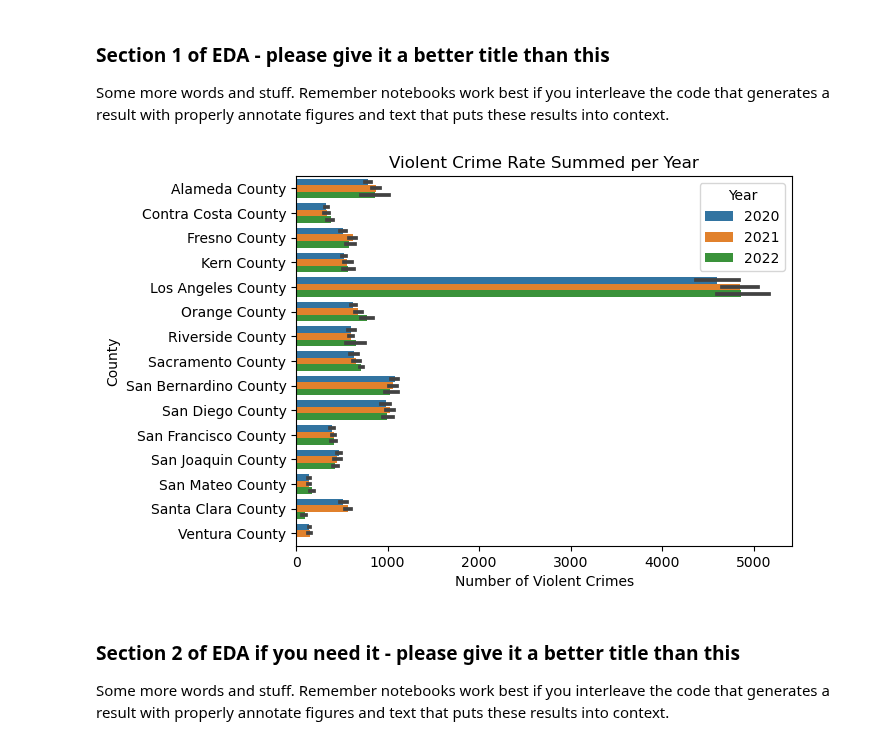
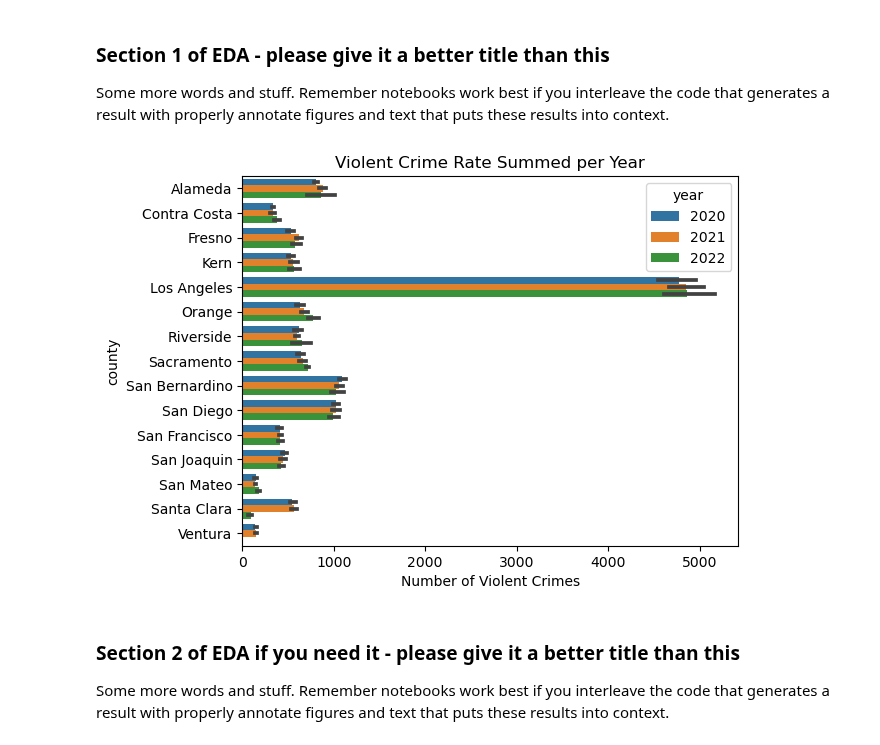
Before and after one commit to COGS108/Group022_WI24, a Jupyter notebook: EDACheckpoint_Group022_WI24.ipynb, the cells around one changed output. Saved outputs shown, nothing was run; the diff lists cells and outputs as text; code cells hidden in the pictures.

```diff
--- a/EDACheckpoint_Group022_WI24.ipynb
+++ b/EDACheckpoint_Group022_WI24.ipynb
@@ -75,15 +85,4 @@ For each dataset include the following information
 # %%
-## YOUR CODE TO LOAD/CLEAN/TIDY/WRANGLE THE DATA GOES HERE
-## FEEL FREE TO ADD MULTIPLE CELLS PER SECTION
-
-## YOUR CODE TO LOAD/CLEAN/TIDY/WRANGLE THE DATA GOES HERE
-## FEEL FREE TO ADD MULTIPLE CELLS PER SECTION
-import pandas as pd
-import numpy as np
-
-pd.options.display.max_rows = 30
-pd.options.display.max_columns = 20
-
 counties = ['Los Angeles County' , 'San Diego County' , 'Orange County' , 'Riverside County' , 'San Bernardino County' , 'Santa Clara County', 'Alameda County', 'Sacramento County', 'Contra Costa County', 'Fresno County', 'Kern County', 'Ventura County',  'San Joaquin County', 'San Francisco County', 'San Mateo County']
 obj_cols = ['Violent_sum','Homicide_sum','ForRape_sum','Robbery_sum','AggAssault_sum','Property_sum','Burglary_sum','VehicleTheft_sum','LTtotal_sum']
 crime_df = pd.read_csv('CrimeData.csv', low_memory= False)
@@ -91,18 +90,18 @@ crime_df = pd.read_csv('CrimeData.csv', low_memory= False)
 #Replacing all empty strings with 0 to get rid of converting empty strings to ints
 crime_df[obj_cols] = crime_df[obj_cols].replace(" ", '0').astype(int)
 
-#drop column ncic code
-crime_df = crime_df[crime_df['County'].isin(counties)].drop('NCICCode', axis= 1)
+crime_df = crime_df[crime_df['County'].isin(counties)].drop('NCICCode', axis=1)
+crime_df['County'] = crime_df['County'].str.replace(' County', '')
 
 #Locate just years 2020-2022 and just from March 2020 - March 2022
 crime_df = crime_df[crime_df['Year'] > 2019].iloc[2:14599,:8]
-
-#Drop Months from 2020 and 2022 that aren't used
-crime_df = crime_df.drop(crime_df[(crime_df['Month'] < 3 ) & (crime_df['Year'] == 2020)].index)
-crime_df = crime_df.drop(crime_df[(crime_df['Month'] > 3 ) & (crime_df['Year'] == 2022)].index)
+crime_df['year_month'] = crime_df['Year'].astype(str) + '-' + crime_df['Month'].astype(str).apply(lambda x: x.zfill(2))
+crime_df = crime_df[crime_df['year_month'].between('2020-07', '2022-03')]
+crime_df = crime_df.drop(['Month', 'Year'], axis= 1)
 
 # Sum up from each individual city
-crime_df = crime_df.groupby(['County', 'Month', 'Year'], group_keys= True).sum().reset_index()
+crime_df = crime_df.groupby(['County', 'year_month'], group_keys= True).sum().reset_index()
+crime_df = crime_df.rename(columns={'County':'county'})
 
 crime_df
 # %% [output]
@@ -268,19 +318,14 @@ Carry out whatever EDA you need to for your project.  Because every project will
 
 Some more words and stuff.  Remember notebooks work best if you interleave the code that generates a result with properly annotate figures and text that puts these results into context.
 # %%
-## YOUR CODE HERE
-## FEEL FREE TO ADD MULTIPLE CELLS PER SECTION
-import seaborn as sns
-import matplotlib.pyplot as plt
+crime_df['year'] = crime_df['year_month'].str.split('-').str[0]
 
-year_df = crime_df.groupby(['County', 'Year'], group_keys= True).sum().reset_index()
-
-sns.barplot(y = 'County', x = 'Violent_sum', hue = 'Year', data = crime_df)
+sns.barplot(y = 'county', x = 'Violent_sum', hue = 'year', data = crime_df)
 plt.title('Violent Crime Rate Summed per Year')
 plt.xlabel('Number of Violent Crimes')
 plt.show()
 # %% [output]
-[figure, old version]
+[figure, new version]
 # %% [markdown]
 ### Section 2 of EDA if you need it  - please give it a better title than this
 
```
Also changed, not shown: parts of 19 cells of this notebook.
